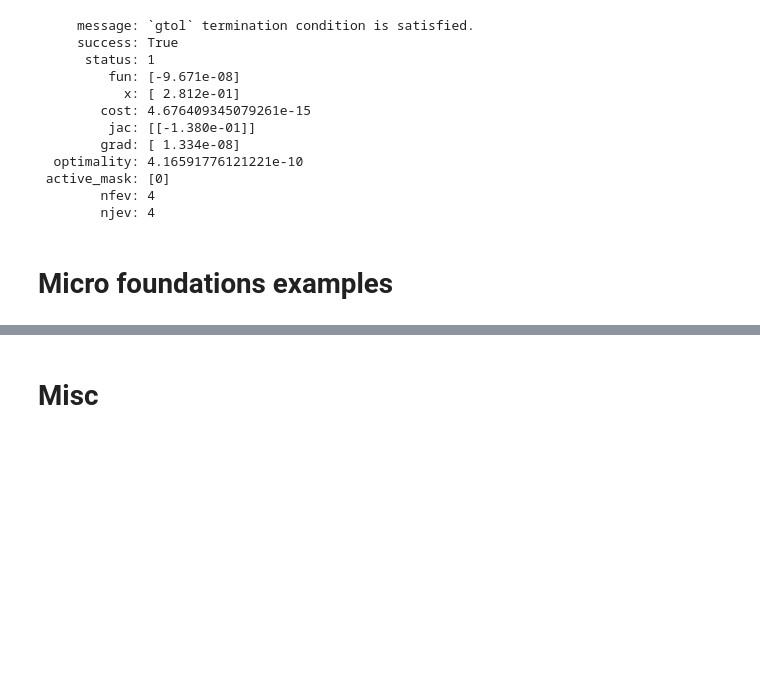
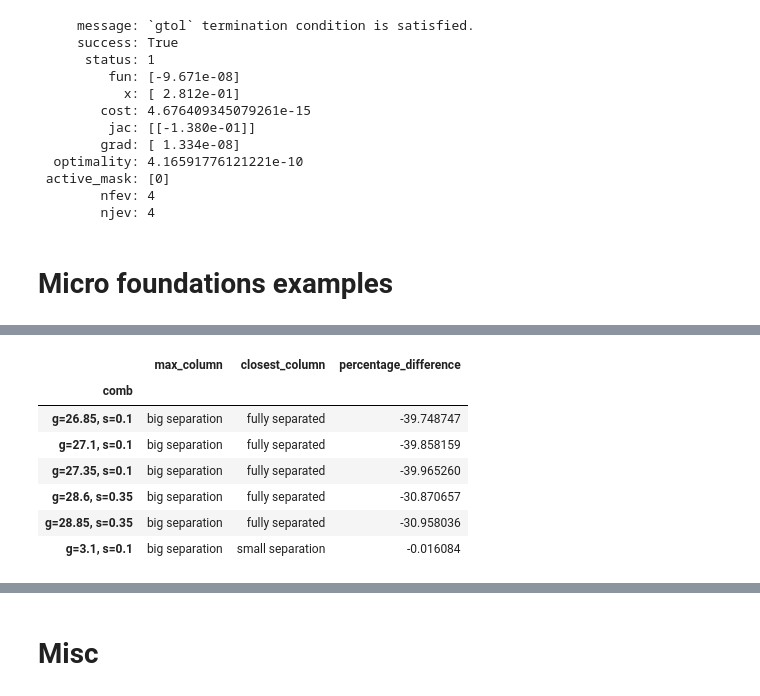
Before and after one commit to pwikman/general_equilibrium, a Jupyter notebook: notebooks/plots_n_stuff.ipynb, the cells around one changed output, grey strips where cells are left out. Saved outputs shown, nothing was run; the diff lists cells and outputs as text; code cells hidden in the pictures; blank space fills up the shorter version.

```diff
--- a/notebooks/plots_n_stuff.ipynb
+++ b/notebooks/plots_n_stuff.ipynb
@@ -565,0 +473,11 @@ for s in sigma:
+# %%
+result_df[result_df['max_column']=='big separation']
+# %% [output]
+|  | max_column | closest_column | percentage_difference |
+| comb |  |  |  |
+| g=26.85, s=0.1 | big separation | fully separated | -39.748747 |
+| g=27.1, s=0.1 | big separation | fully separated | -39.858159 |
+| g=27.35, s=0.1 | big separation | fully separated | -39.965260 |
+| g=28.6, s=0.35 | big separation | fully separated | -30.870657 |
+| g=28.85, s=0.35 | big separation | fully separated | -30.958036 |
+| g=3.1, s=0.1 | big separation | small separation | -0.016084 |
```
Also changed, not shown: parts of 18 cells of this notebook.
